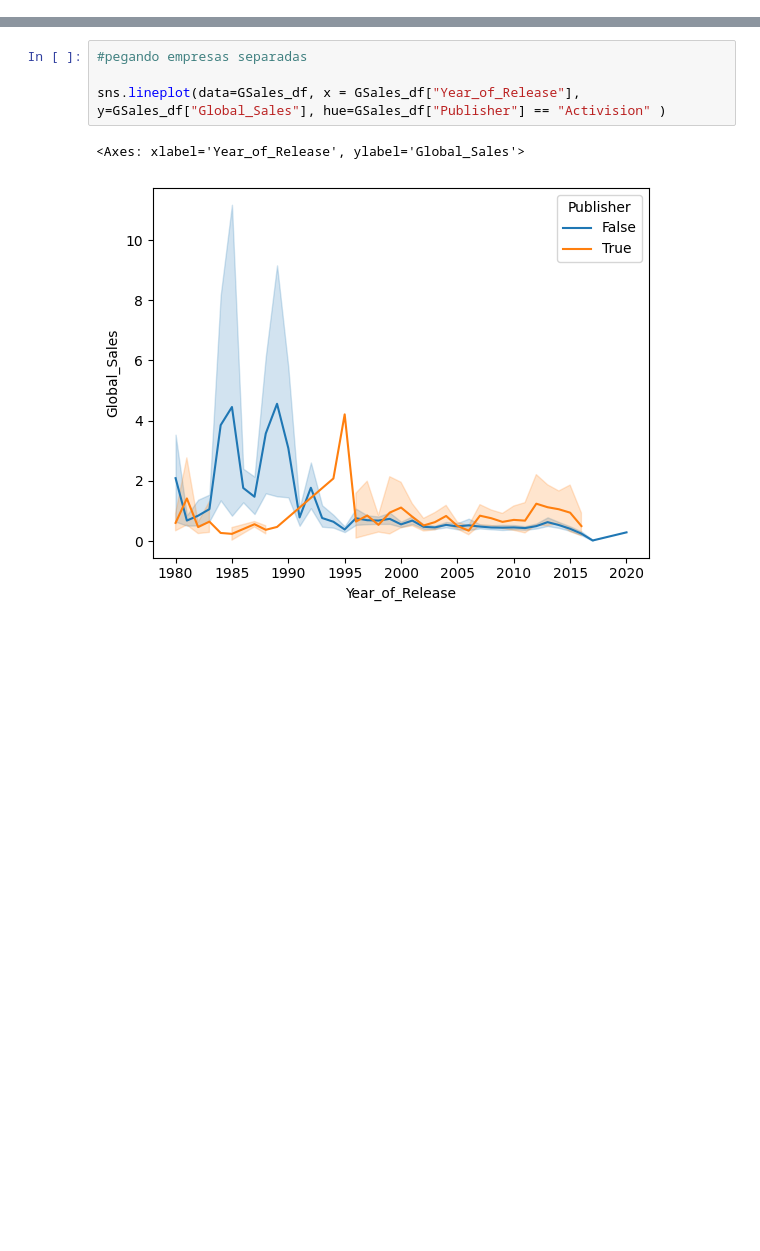
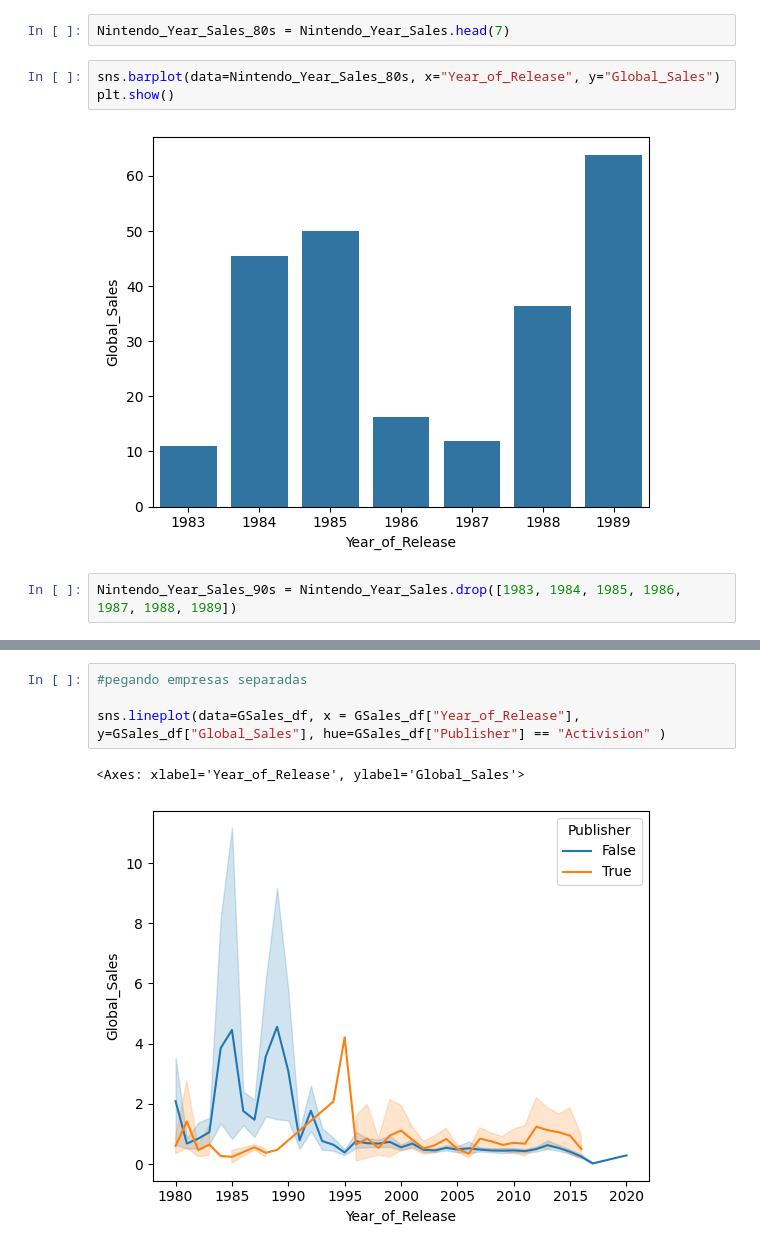
Before and after one commit to PedroMiguelCecato/ICD_Project, a Jupyter notebook: Presentatio.ipynb, the cells around one changed output, grey strips where cells are left out. Saved outputs shown, nothing was run; the diff lists cells and outputs as text; blank space fills up the shorter version.

```diff
--- a/Presentatio.ipynb
+++ b/Presentatio.ipynb
@@ -327,0 +455,9 @@ sns.lineplot(data=GSales_df, x = GSales_df["Year_of_Release"], y=GSales_df["Glob
+# %%
+Nintendo_Year_Sales_80s = Nintendo_Year_Sales.head(7)
+# %%
+sns.barplot(data=Nintendo_Year_Sales_80s, x="Year_of_Release", y="Global_Sales")
+plt.show()
+# %% [output]
+[figure, added]
+# %%
+Nintendo_Year_Sales_90s = Nintendo_Year_Sales.drop([1983, 1984, 1985, 1986, 1987, 1988, 1989])
```
Also changed, not shown: parts of 75 cells of this notebook, 2 other files.
